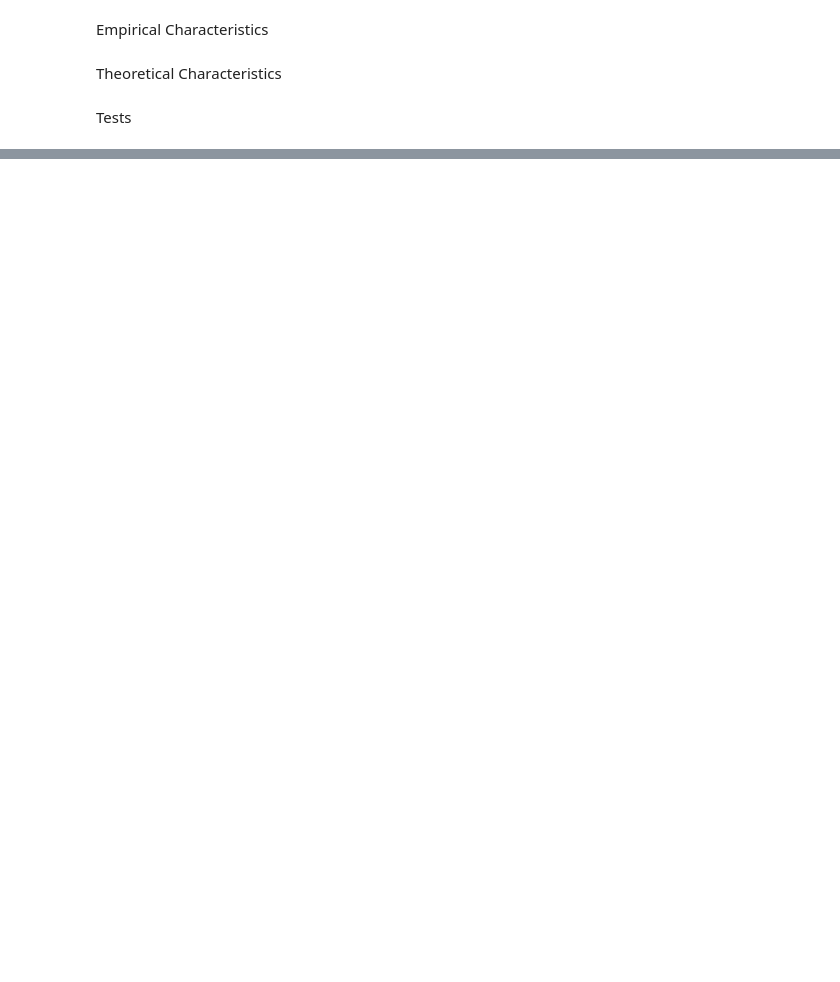
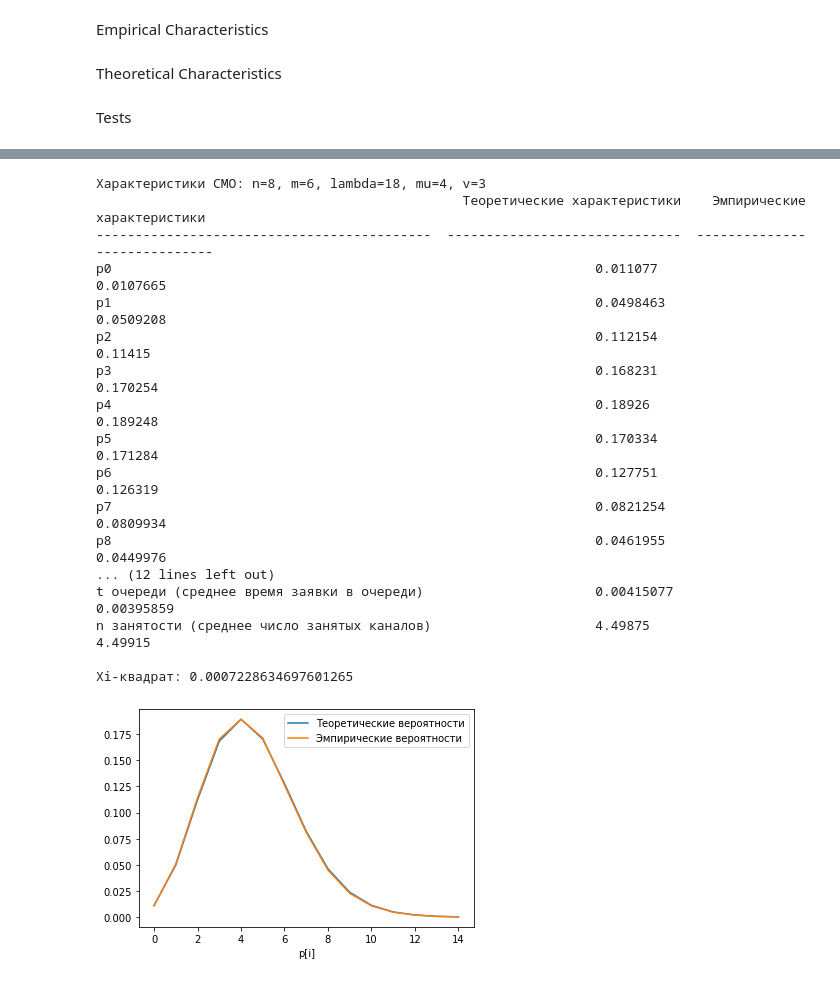
Before and after one commit to MarsRool/MMoD, a Jupyter notebook: lab2/lab2.ipynb, the cells around one changed output, grey strips where cells are left out. Cells and saved outputs as stored; diff of their text form; code cells hidden in the pictures; blank space fills up the shorter version.

```diff
--- a/lab2/lab2.ipynb
+++ b/lab2/lab2.ipynb
@@ -175,0 +223,21 @@ n занятости (среднее число занятых каналов)
+# %%
+test_analyse(n = 8, m = 6, lambd = 18, mu = 4, v = 3)
+# %% [output]
+Характеристики СМО: n=8, m=6, lambda=18, mu=4, v=3
+                                               Теоретические характеристики    Эмпирические характеристики
+-------------------------------------------  ------------------------------  -----------------------------
+p0                                                              0.011077                       0.0107665
+p1                                                              0.0498463                      0.0509208
+p2                                                              0.112154                       0.11415
+p3                                                              0.168231                       0.170254
+p4                                                              0.18926                        0.189248
+p5                                                              0.170334                       0.171284
+p6                                                              0.127751                       0.126319
+p7                                                              0.0821254                      0.0809934
+p8                                                              0.0461955                      0.0449976
+... (12 lines left out)
+t очереди (среднее время заявки в очереди)                      0.00415077                     0.00395859
+n занятости (среднее число занятых каналов)                     4.49875                        4.49915
+
+Xi-квадрат: 0.0007228634697601265
+[figure, added]
```
Also changed, not shown: parts of 6 cells of this notebook.
